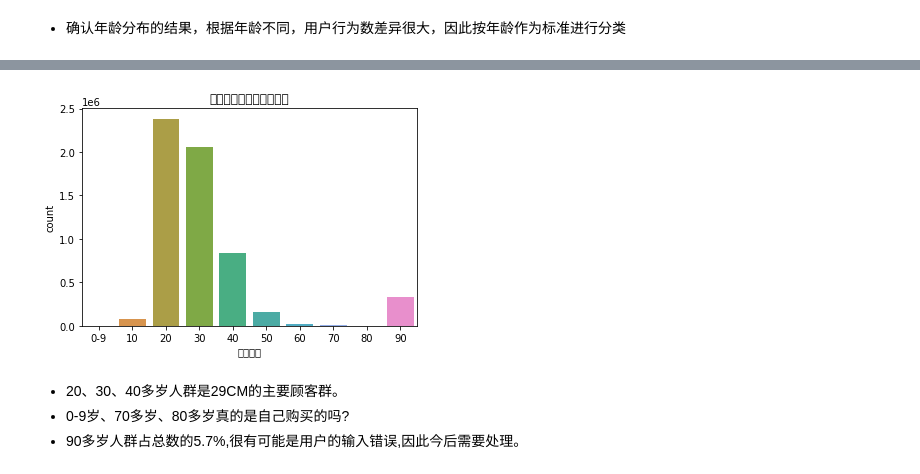
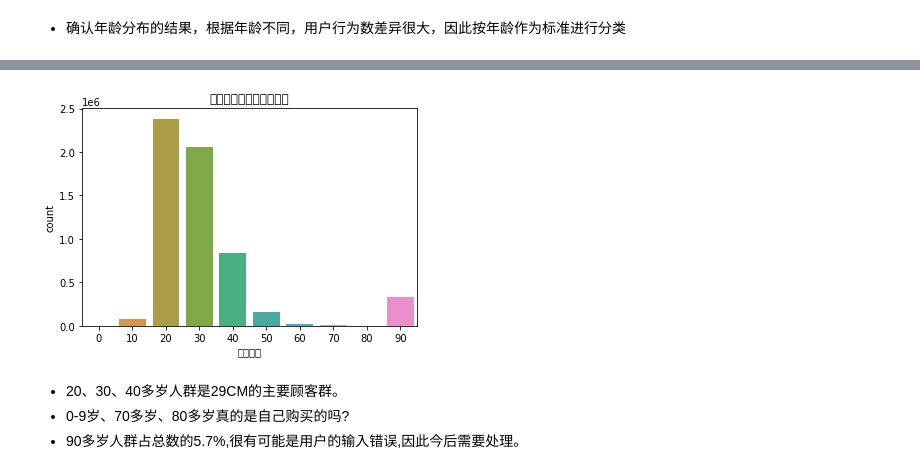
Before and after one commit to Piaozan/29CM, a Jupyter notebook: 2_数据探索.ipynb, the cells around one changed output, grey strips where cells are left out. Drawn from its saved outputs; the diff is of its cells as text; code cells hidden in the pictures.

```diff
--- a/2_数据探索.ipynb
+++ b/2_数据探索.ipynb
@@ -257,15 +257,15 @@ sns.kdeplot(x='age', data=total)
 - 确认年龄分布的结果，根据年龄不同，用户行为数差异很大，因此按年龄作为标准进行分类
 # %%
 # 年龄分类 （以十岁为单位进行分类）
-total['年龄分类'] = np.where(total['age'] < 10, '0-9', # 0-9岁
-                        np.where(total['age'] < 20, '10', #10来岁
-                        np.where(total['age'] < 30, '20', #20来岁
-                        np.where(total['age'] < 40, '30', #30来岁
-                        np.where(total['age'] < 50, '40', #40来岁
-                        np.where(total['age'] < 60, '50', #50来岁
-                        np.where(total['age'] < 70, '60', #60来岁
-                        np.where(total['age'] < 80, '70', #70来岁
-                        np.where(total['age'] < 90, '80','90'))))))))) #80-90来岁
+total['年龄分类'] = np.where(total['age'] < 10, 0, # 0-9岁
+                        np.where(total['age'] < 20, 10, #10来岁
+                        np.where(total['age'] < 30, 20, #20来岁
+                        np.where(total['age'] < 40, 30, #30来岁
+                        np.where(total['age'] < 50, 40, #40来岁
+                        np.where(total['age'] < 60, 50, #50来岁
+                        np.where(total['age'] < 70, 60, #60来岁
+                        np.where(total['age'] < 80, 70, #70来岁
+                        np.where(total['age'] < 90, 80,90))))))))) #80 & 90来岁
 # %%
 # 根据年龄分类，行为差异
 round(total['年龄分类'].value_counts(normalize=True) * 100, 2)
@@ -283,11 +283,11 @@ round(total['年龄分类'].value_counts(normalize=True) * 100, 2)
 Name: 年龄分类, dtype: float64
 # %%
 f,ax = plt.subplots(1,1)
-sns.countplot(x='年龄分类', data=total,order=['0-9','10','20','30','40','50','60','70','80','90'])
+sns.countplot(x='年龄分类', data=total,order=[0,10,20,30,40,50,60,70,80,90])
 ax.set_title('年龄分类用户的行为占比')
 plt.show()
 # %% [output]
-[figure, old version]
+[figure, new version]
 # %% [markdown]
 - 20、30、40多岁人群是29CM的主要顾客群。
 - 0-9岁、70多岁、80多岁真的是自己购买的吗?
```
Also changed, not shown: parts of 6 cells of this notebook.
